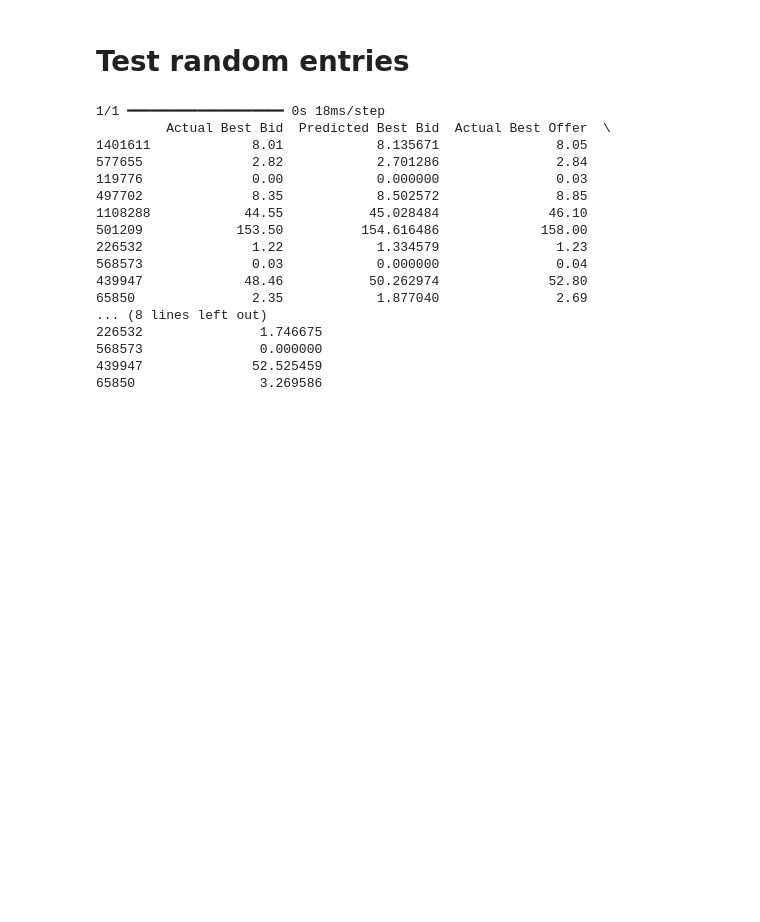
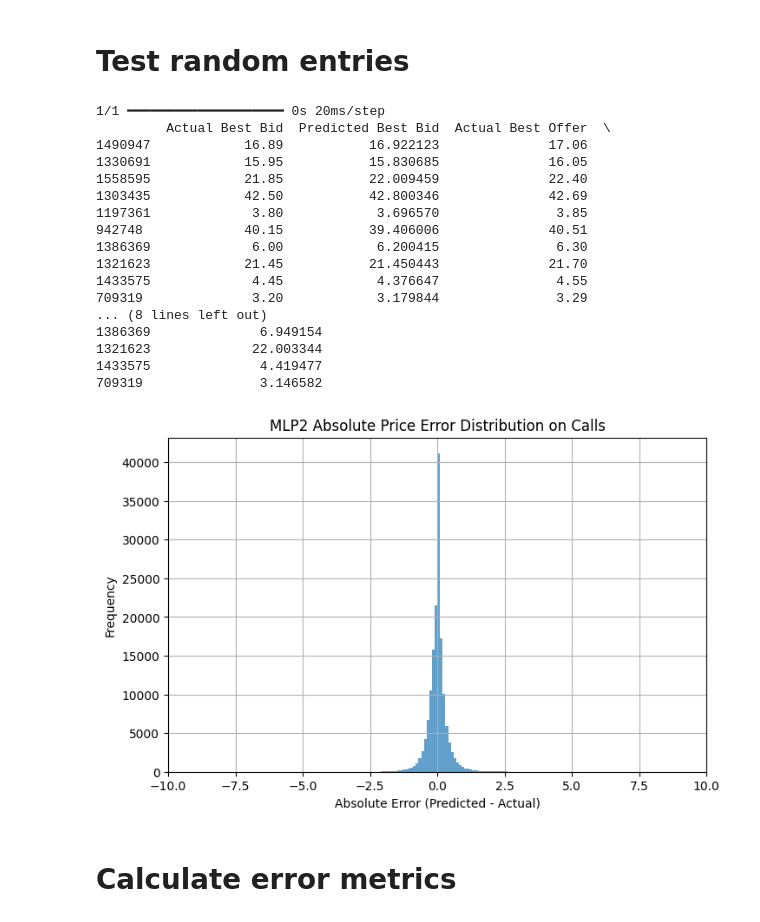
Before and after one commit to AdamK14/CS-4641-Project, a Jupyter notebook: MLP2/mlp2_calls.ipynb, the cells around one changed output. Drawn from its saved outputs; the diff is of its cells as text; code cells hidden in the pictures; blank space fills up the shorter version.

```diff
--- a/MLP2/mlp2_calls.ipynb
+++ b/MLP2/mlp2_calls.ipynb
@@ -278,36 +276,52 @@ plt.show()
 # %%
 # Select a random sample of 10 entries
 sample_entries = X.sample(10)
 sample_indices = sample_entries.index
 
 # Scale the sample entries and generate predictions
 sample_scaled = scaler.transform(sample_entries)
 sample_preds = loaded_model.predict(sample_scaled)
 
 # Build a DataFrame to compare actual vs. predicted values
 results_df = pd.DataFrame({
     'Actual Best Bid': y.loc[sample_indices, 'best_bid'].values,
     'Predicted Best Bid': sample_preds[:, 0],
     'Actual Best Offer': y.loc[sample_indices, 'best_offer'].values,
     'Predicted Best Offer': sample_preds[:, 1]
 }, index=sample_indices)
 
 print(results_df)
+
+# ---- Absolute Error Analysis ----
+abs_errors = np.mean(y_test.values, axis=1) - np.mean(predictions, axis=1)
+
+# Plot histogram of absolute errors
+plt.figure(figsize=(8, 5))
+plt.hist(abs_errors, bins = np.arange(-10, 10.1, 0.1), alpha=0.7)
+plt.xlabel("Absolute Error (Predicted - Actual)")
+plt.ylabel("Frequency")
+plt.xlim([-10, 10])
+plt.title("MLP2 Absolute Price Error Distribution on Calls")
+plt.grid(True)
+plt.show()
 # %% [output]
-1/1 ━━━━━━━━━━━━━━━━━━━━ 0s 18ms/step
+1/1 ━━━━━━━━━━━━━━━━━━━━ 0s 20ms/step
          Actual Best Bid  Predicted Best Bid  Actual Best Offer  \
-1401611             8.01            8.135671               8.05
-577655              2.82            2.701286               2.84
-119776              0.00            0.000000               0.03
-497702              8.35            8.502572               8.85
-1108288            44.55           45.028484              46.10
-501209            153.50          154.616486             158.00
-226532              1.22            1.334579               1.23
-568573              0.03            0.000000               0.04
-439947             48.46           50.262974              52.80
-65850               2.35            1.877040               2.69
+1490947            16.89           16.922123              17.06
+1330691            15.95           15.830685              16.05
+1558595            21.85           22.009459              22.40
+1303435            42.50           42.800346              42.69
+1197361             3.80            3.696570               3.85
+942748             40.15           39.406006              40.51
+1386369             6.00            6.200415               6.30
+1321623            21.45           21.450443              21.70
+1433575             4.45            4.376647               4.55
+709319              3.20            3.179844               3.29
 ... (8 lines left out)
-226532               1.746675
-568573               0.000000
-439947              52.525459
-65850                3.269586
+1386369              6.949154
+1321623             22.003344
+1433575              4.419477
+709319               3.146582
+[figure, added]
+# %% [markdown]
+# Calculate error metrics
```
Also changed, not shown: parts of 8 cells of this notebook, 11 other files.
